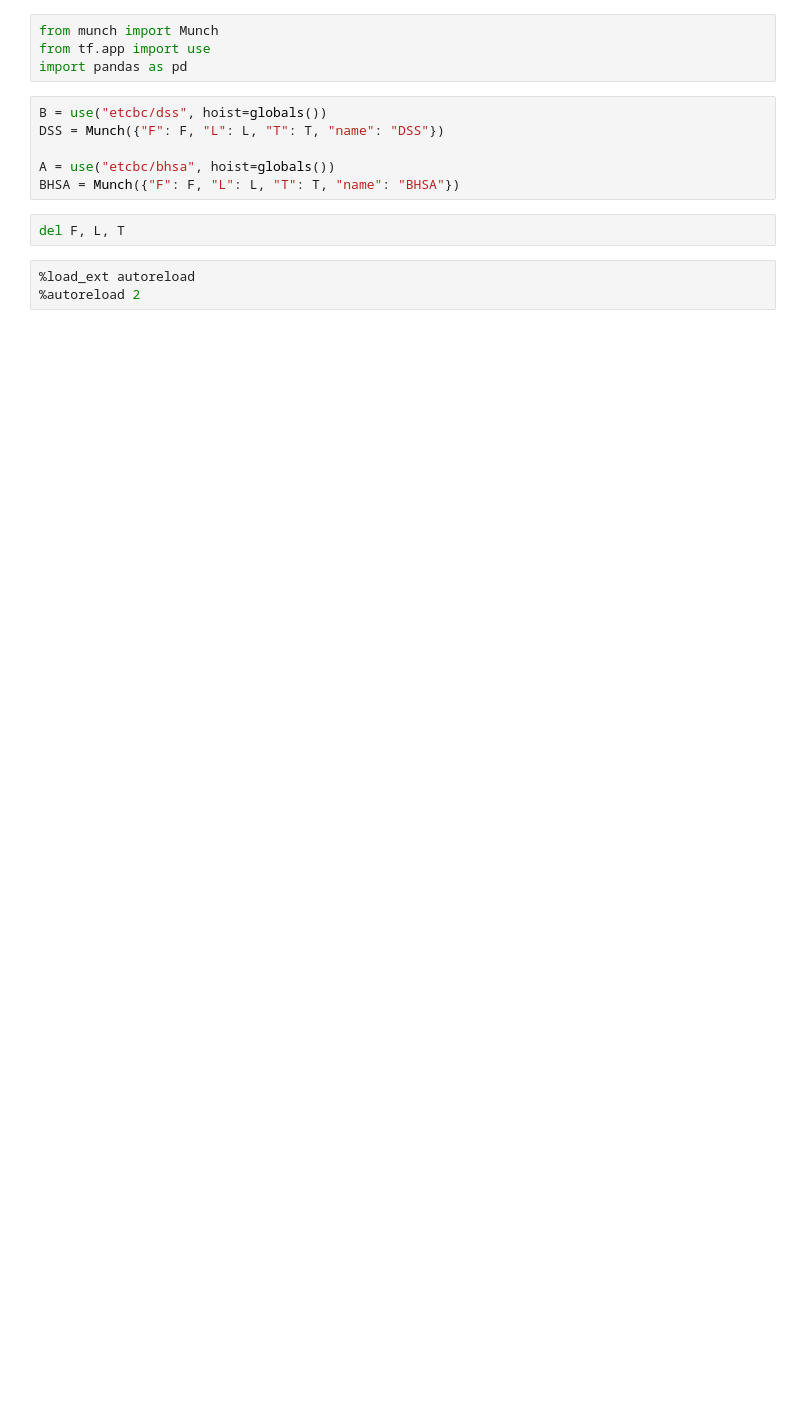
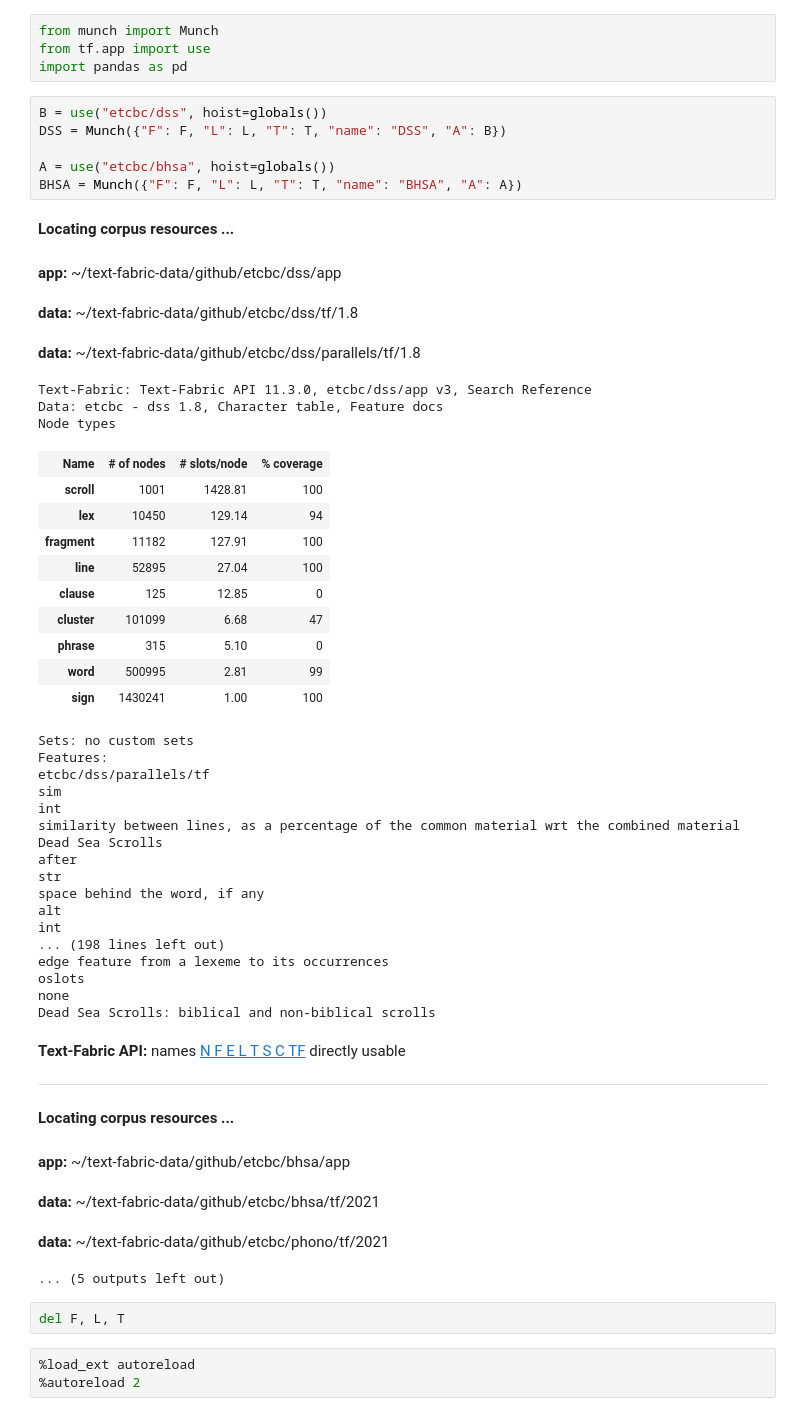
Before and after one commit to lucieperez/hebrew-notebooks-exercises, a Jupyter notebook: notebooks/tryout/isaiah_dataset_TFob.ipynb, the cells around one changed output. Drawn from its saved outputs; the diff is of its cells as text; blank space fills up the shorter version.

```diff
--- a/notebooks/tryout/isaiah_dataset_TFob.ipynb
+++ b/notebooks/tryout/isaiah_dataset_TFob.ipynb
@@ -4,10 +4,51 @@ from tf.app import use
 import pandas as pd
 # %%
 B = use("etcbc/dss", hoist=globals())
-DSS = Munch({"F": F, "L": L, "T": T, "name": "DSS"})
+DSS = Munch({"F": F, "L": L, "T": T, "name": "DSS", "A": B})
 
 A = use("etcbc/bhsa", hoist=globals())
-BHSA = Munch({"F": F, "L": L, "T": T, "name": "BHSA"})
+BHSA = Munch({"F": F, "L": L, "T": T, "name": "BHSA", "A": A})
+# %% [output]
+**Locating corpus resources ...**
+app: ~/text-fabric-data/github/etcbc/dss/app
+data: ~/text-fabric-data/github/etcbc/dss/tf/1.8
+data: ~/text-fabric-data/github/etcbc/dss/parallels/tf/1.8
+Text-Fabric: Text-Fabric API 11.3.0, etcbc/dss/app v3, Search Reference
+Data: etcbc - dss 1.8, Character table, Feature docs
+Node types
+| Name | # of nodes | # slots/node | % coverage |
+| scroll | 1001 | 1428.81 | 100 |
+| lex | 10450 | 129.14 | 94 |
+| fragment | 11182 | 127.91 | 100 |
+| line | 52895 | 27.04 | 100 |
+| clause | 125 | 12.85 | 0 |
+| cluster | 101099 | 6.68 | 47 |
+| phrase | 315 | 5.10 | 0 |
+| word | 500995 | 2.81 | 99 |
+| sign | 1430241 | 1.00 | 100 |
+Sets: no custom sets
+Features:
+etcbc/dss/parallels/tf
+sim
+int
+similarity between lines, as a percentage of the common material wrt the combined material
+Dead Sea Scrolls
+after
+str
+space behind the word, if any
+alt
+int
+... (198 lines left out)
+edge feature from a lexeme to its occurrences
+oslots
+none
+Dead Sea Scrolls: biblical and non-biblical scrolls
+Text-Fabric API: names N F E L T S C TF directly usable
+**Locating corpus resources ...**
+app: ~/text-fabric-data/github/etcbc/bhsa/app
+data: ~/text-fabric-data/github/etcbc/bhsa/tf/2021
+data: ~/text-fabric-data/github/etcbc/phono/tf/2021
+... (5 outputs left out)
 # %%
 del F, L, T
 # %%
```
Also changed, not shown: parts of 8 cells of this notebook, 3 other files.
